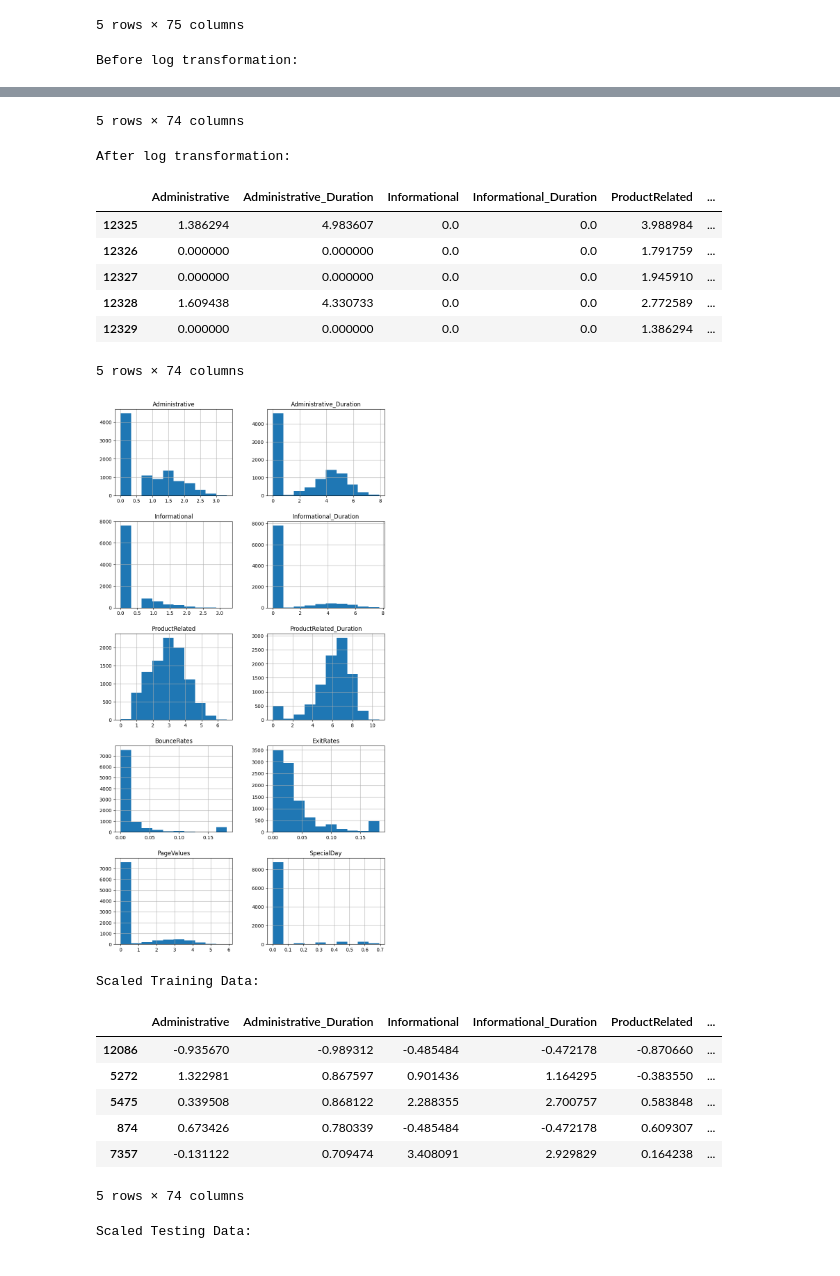
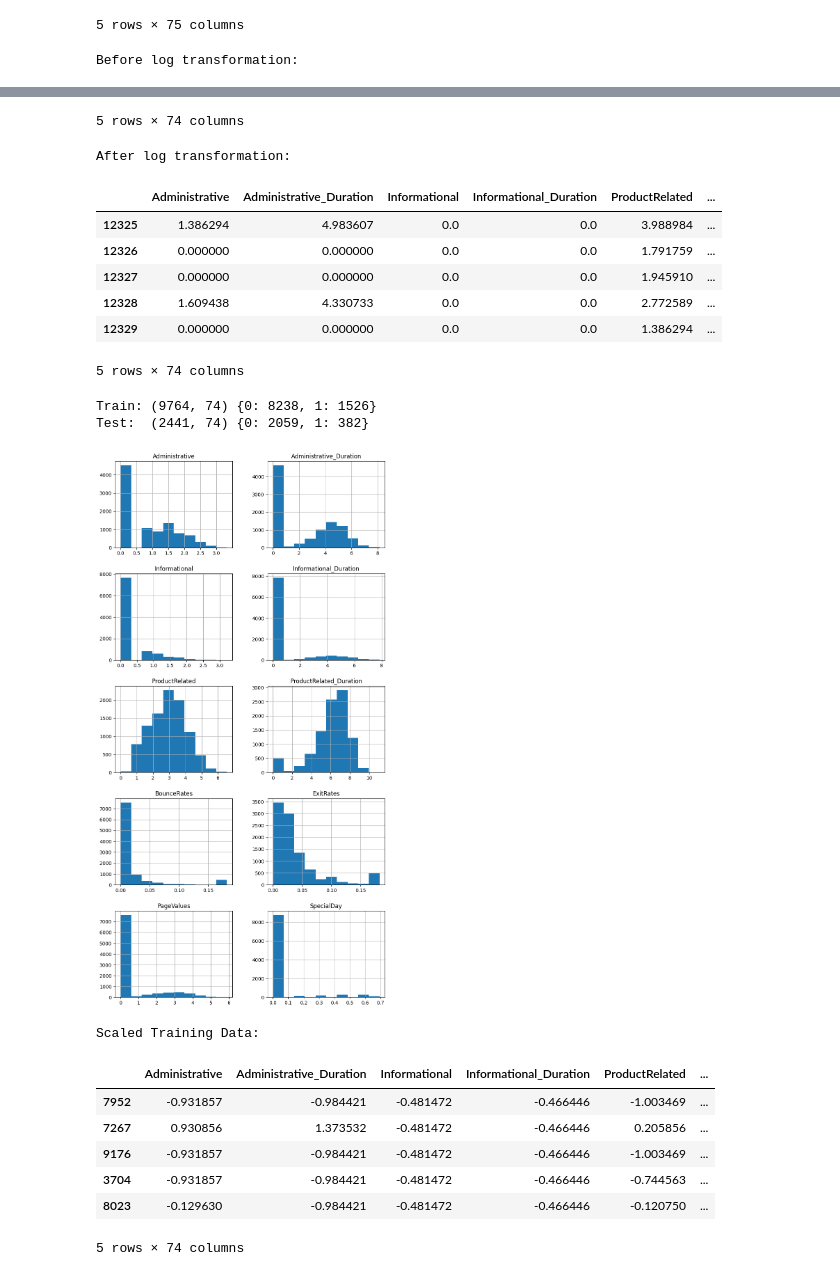
Before and after one commit to b00098368-bot/CMP_466_Project, a Jupyter notebook: purchase_intention_prediction.ipynb, the cells around one changed output, grey strips where cells are left out. Saved outputs shown, nothing was run; the diff lists cells and outputs as text; code cells hidden in the pictures.

```diff
--- a/purchase_intention_prediction.ipynb
+++ b/purchase_intention_prediction.ipynb
@@ -292,8 +295,13 @@ display(df_final.head())
 import numpy as np
 import pandas as pd
 import matplotlib.pyplot as plt
-from sklearn.model_selection import train_test_split
+from sklearn.model_selection import train_test_split, StratifiedKFold
 from sklearn.preprocessing import StandardScaler
+
+
+
+RANDOM_STATE = 42
+CLASS_WEIGHT = 'balanced'
 
 # Separate features and target
 X = df_final.drop(columns=['Revenue'])
@@ -311,8 +319,12 @@ display(X.tail())
 
 # Train-Test Split
 X_train, X_test, y_train, y_test = train_test_split(
-    X, y, test_size=0.2, random_state=42
+    X, y, test_size=0.2, stratify=y, random_state=RANDOM_STATE
 )
+
+
+print('Train:', X_train.shape, y_train.value_counts().to_dict())
+print('Test: ', X_test.shape, y_test.value_counts().to_dict())
 
 #  Plot histograms from the training set
 X_train.hist(figsize=(10, 20), column=numerical_features, layout=(5, 2))
@@ -331,40 +343,41 @@ X_train_scaled[numerical_features] = scaler.fit_transform(X_train[numerical_feat
 # Transform TEST using the TRAIN scaler
 X_test_scaled[numerical_features] = scaler.transform(X_test[numerical_features])
 
 # Check final outputs
 print("Scaled Training Data:")
 display(X_train_scaled.tail())
 
 print("Scaled Testing Data:")
 display(X_test_scaled.tail())
 
 # Histogram of scaled training data
 X_train_scaled.hist(figsize=(10, 20), column=numerical_features, layout=(5, 2))
 plt.show()
 # %% [output]
 Before log transformation:
 |  | Administrative | Administrative_Duration | Informational | Informational_Duration | ProductRelated | ... |
 | 12325 | 3 | 145.0 | 0 | 0.0 | 53 | ... |
 | 12326 | 0 | 0.0 | 0 | 0.0 | 5 | ... |
 | 12327 | 0 | 0.0 | 0 | 0.0 | 6 | ... |
 | 12328 | 4 | 75.0 | 0 | 0.0 | 15 | ... |
 | 12329 | 0 | 0.0 | 0 | 0.0 | 3 | ... |
 5 rows × 74 columns
 After log transformation:
 |  | Administrative | Administrative_Duration | Informational | Informational_Duration | ProductRelated | ... |
 | 12325 | 1.386294 | 4.983607 | 0.0 | 0.0 | 3.988984 | ... |
 | 12326 | 0.000000 | 0.000000 | 0.0 | 0.0 | 1.791759 | ... |
 | 12327 | 0.000000 | 0.000000 | 0.0 | 0.0 | 1.945910 | ... |
 | 12328 | 1.609438 | 4.330733 | 0.0 | 0.0 | 2.772589 | ... |
 | 12329 | 0.000000 | 0.000000 | 0.0 | 0.0 | 1.386294 | ... |
 5 rows × 74 columns
+Train: (9764, 74) {0: 8238, 1: 1526}
+Test:  (2441, 74) {0: 2059, 1: 382}
-[figure, old version]
+[figure, new version]
-Scaled Training Data:
+Scaled Training Data:
 |  | Administrative | Administrative_Duration | Informational | Informational_Duration | ProductRelated | ... |
-| 12086 | -0.935670 | -0.989312 | -0.485484 | -0.472178 | -0.870660 | ... |
-| 5272 | 1.322981 | 0.867597 | 0.901436 | 1.164295 | -0.383550 | ... |
-| 5475 | 0.339508 | 0.868122 | 2.288355 | 2.700757 | 0.583848 | ... |
-| 874 | 0.673426 | 0.780339 | -0.485484 | -0.472178 | 0.609307 | ... |
-| 7357 | -0.131122 | 0.709474 | 3.408091 | 2.929829 | 0.164238 | ... |
+| 7952 | -0.931857 | -0.984421 | -0.481472 | -0.466446 | -1.003469 | ... |
+| 7267 | 0.930856 | 1.373532 | -0.481472 | -0.466446 | 0.205856 | ... |
+| 9176 | -0.931857 | -0.984421 | -0.481472 | -0.466446 | -1.003469 | ... |
+| 3704 | -0.931857 | -0.984421 | -0.481472 | -0.466446 | -0.744563 | ... |
+| 8023 | -0.129630 | -0.984421 | -0.481472 | -0.466446 | -0.120750 | ... |
-5 rows × 74 columns
-Scaled Testing Data:
+5 rows × 74 columns
```
Also changed, not shown: parts of 5 cells of this notebook.
